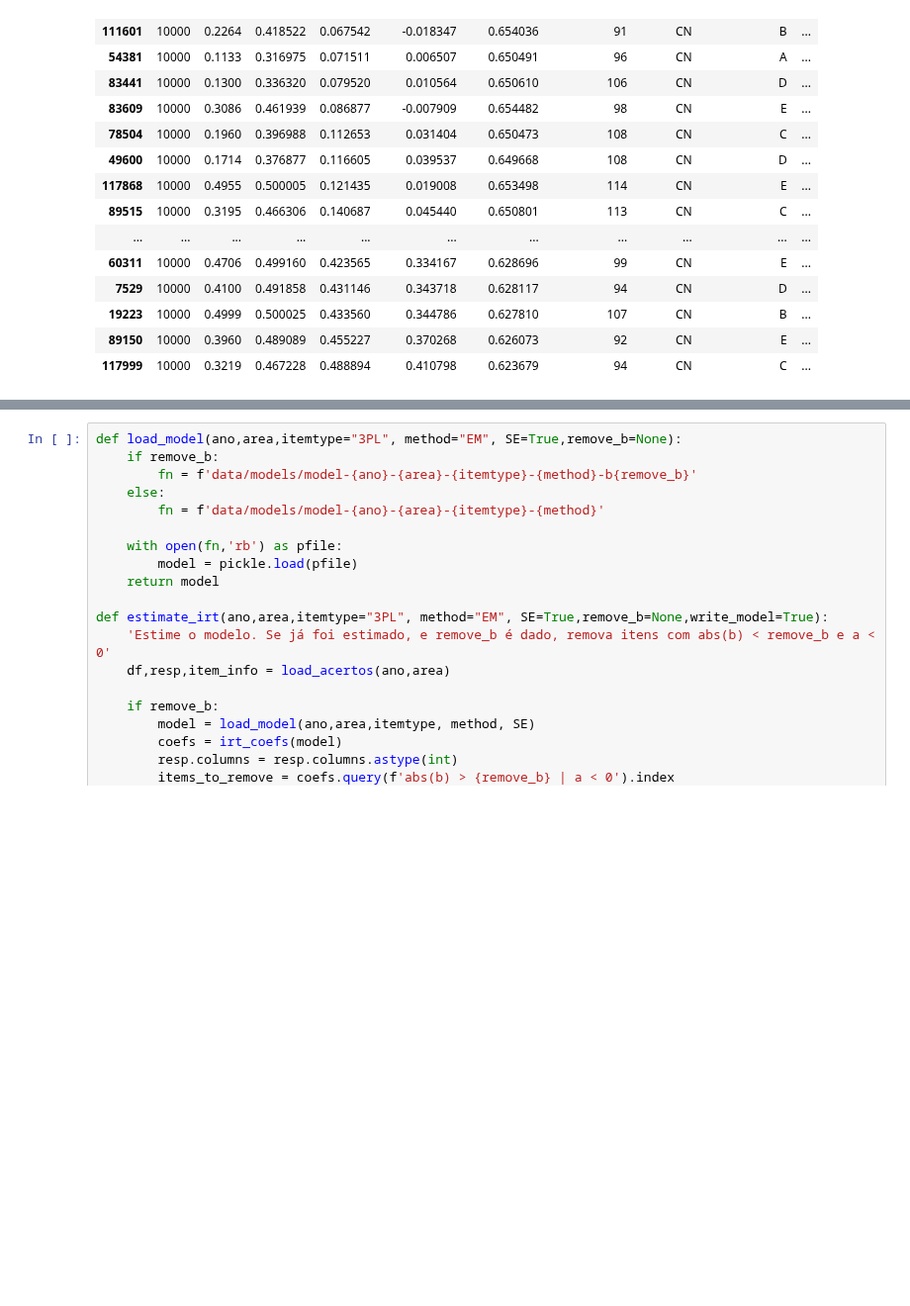
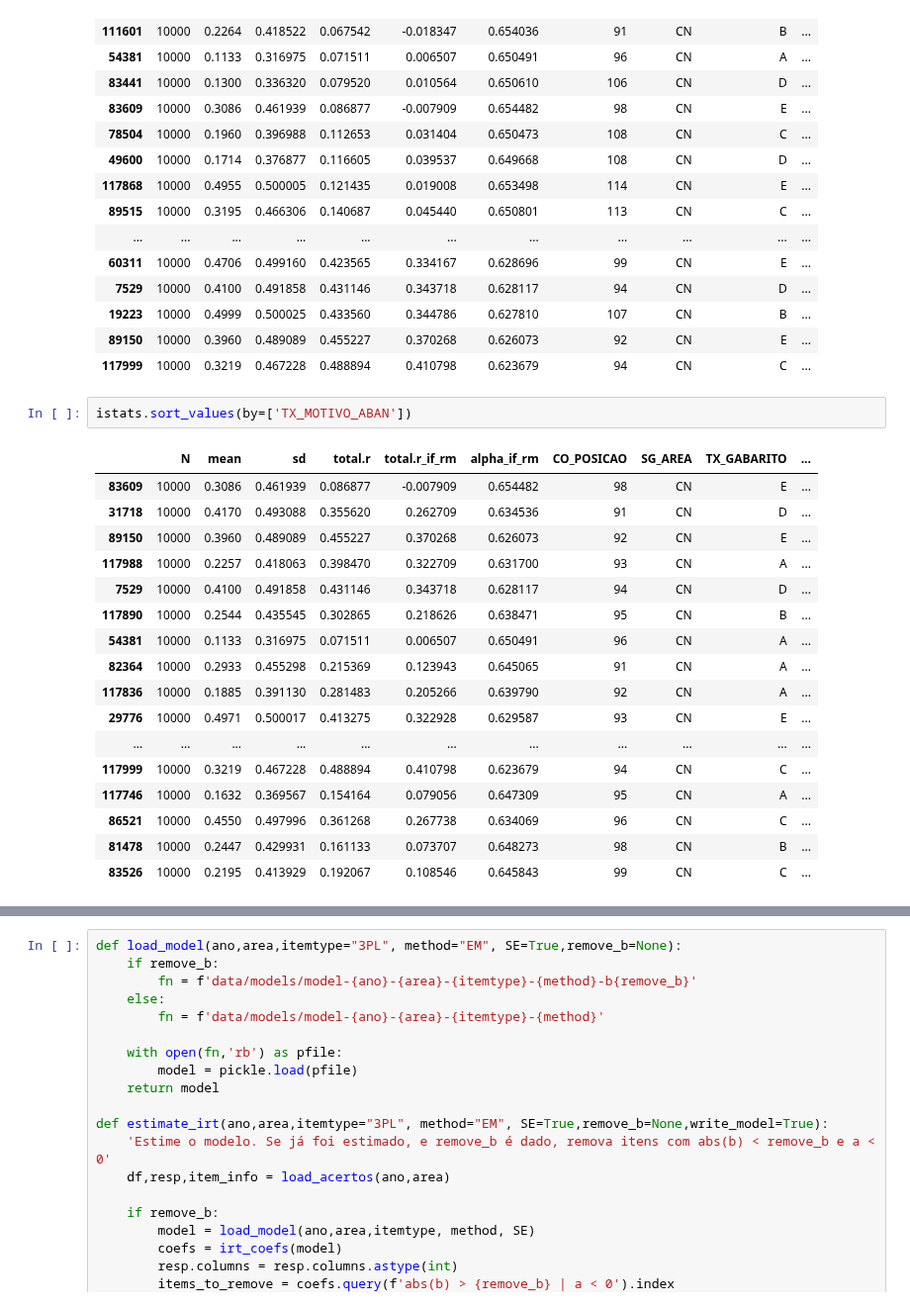
Before and after one commit to atp/enem, a Jupyter notebook: 11-Questoes ruins.ipynb, the cells around one changed output, grey strips where cells are left out. Shown at 99% size. Saved outputs shown, nothing was run; the diff lists cells and outputs as text; blank space fills up the shorter version.

```diff
--- a/11-Questoes ruins.ipynb
+++ b/11-Questoes ruins.ipynb
@@ -301,3 +301,23 @@ istats.sort_values('total.r',ascending=True)
 | 19223 | 10000 | 0.4999 | 0.500025 | 0.433560 | 0.344786 | 0.627810 | 107 | CN | B | ... |
 | 89150 | 10000 | 0.3960 | 0.489089 | 0.455227 | 0.370268 | 0.626073 | 92 | CN | E | ... |
 | 117999 | 10000 | 0.3219 | 0.467228 | 0.488894 | 0.410798 | 0.623679 | 94 | CN | C | ... |
+# %%
+istats.sort_values(by=['TX_MOTIVO_ABAN'])
+# %% [output]
+|  | N | mean | sd | total.r | total.r_if_rm | alpha_if_rm | CO_POSICAO | SG_AREA | TX_GABARITO | ... |
+| 83609 | 10000 | 0.3086 | 0.461939 | 0.086877 | -0.007909 | 0.654482 | 98 | CN | E | ... |
+| 31718 | 10000 | 0.4170 | 0.493088 | 0.355620 | 0.262709 | 0.634536 | 91 | CN | D | ... |
+| 89150 | 10000 | 0.3960 | 0.489089 | 0.455227 | 0.370268 | 0.626073 | 92 | CN | E | ... |
+| 117988 | 10000 | 0.2257 | 0.418063 | 0.398470 | 0.322709 | 0.631700 | 93 | CN | A | ... |
+| 7529 | 10000 | 0.4100 | 0.491858 | 0.431146 | 0.343718 | 0.628117 | 94 | CN | D | ... |
+| 117890 | 10000 | 0.2544 | 0.435545 | 0.302865 | 0.218626 | 0.638471 | 95 | CN | B | ... |
+| 54381 | 10000 | 0.1133 | 0.316975 | 0.071511 | 0.006507 | 0.650491 | 96 | CN | A | ... |
+| 82364 | 10000 | 0.2933 | 0.455298 | 0.215369 | 0.123943 | 0.645065 | 91 | CN | A | ... |
+| 117836 | 10000 | 0.1885 | 0.391130 | 0.281483 | 0.205266 | 0.639790 | 92 | CN | A | ... |
+| 29776 | 10000 | 0.4971 | 0.500017 | 0.413275 | 0.322928 | 0.629587 | 93 | CN | E | ... |
+| ... | ... | ... | ... | ... | ... | ... | ... | ... | ... | ... |
+| 117999 | 10000 | 0.3219 | 0.467228 | 0.488894 | 0.410798 | 0.623679 | 94 | CN | C | ... |
+| 117746 | 10000 | 0.1632 | 0.369567 | 0.154164 | 0.079056 | 0.647309 | 95 | CN | A | ... |
+| 86521 | 10000 | 0.4550 | 0.497996 | 0.361268 | 0.267738 | 0.634069 | 96 | CN | C | ... |
+| 81478 | 10000 | 0.2447 | 0.429931 | 0.161133 | 0.073707 | 0.648273 | 98 | CN | B | ... |
+| 83526 | 10000 | 0.2195 | 0.413929 | 0.192067 | 0.108546 | 0.645843 | 99 | CN | C | ... |
```
Also changed, not shown: parts of 1 cell of this notebook.
